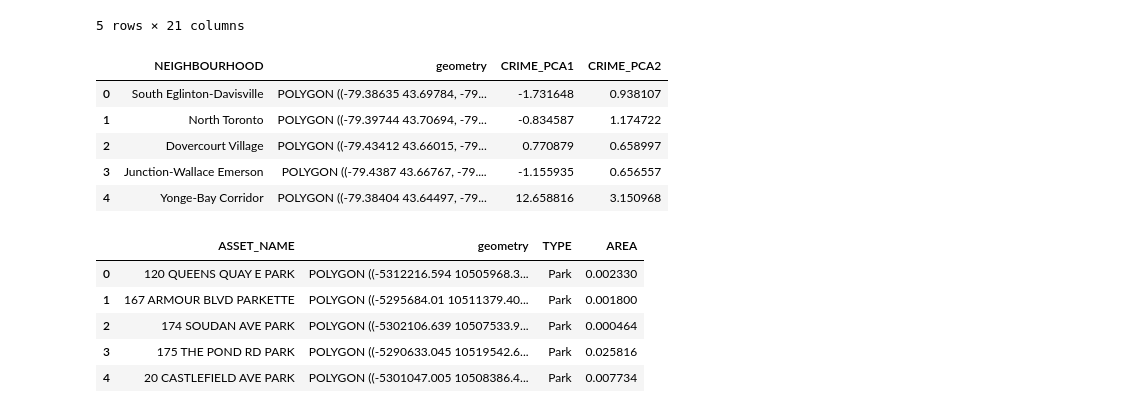
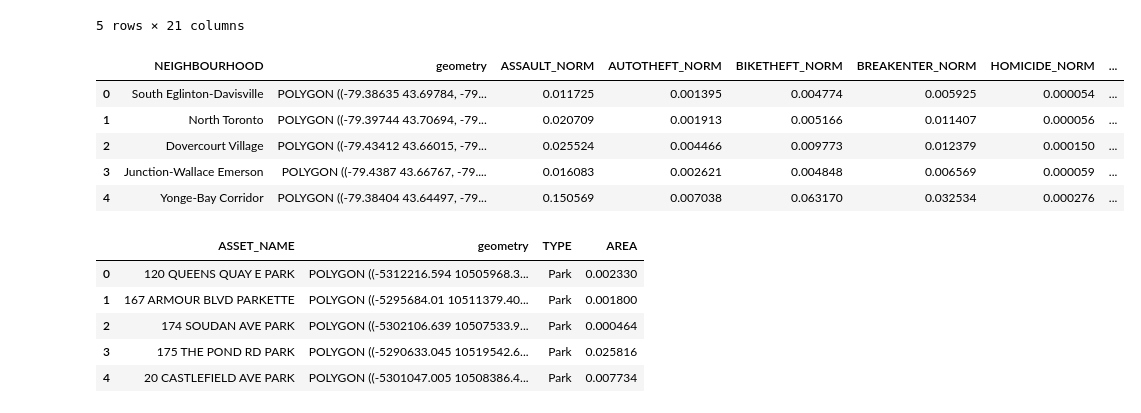
Before and after one commit to sunnyjen/CME358-Final_project, a Jupyter notebook: 2_data_cleaning/Combined Data.ipynb, the cells around one changed output. Cells and saved outputs as stored; diff of their text form; code cells hidden in the pictures.

Commit message:
Combined Data
Minor adjustments to the combined data code to include relevant columns from the crime data

```diff
--- a/2_data_cleaning/Combined Data.ipynb
+++ b/2_data_cleaning/Combined Data.ipynb
@@ -40,40 +40,44 @@ crime = crime[[
     "BREAKENTER_NORM", "HOMICIDE_NORM", "ROBBERY_NORM",
     "SHOOTING_NORM", "THEFT_MV_NORM", "THEFT_OV_NORM"
 ]]
 
 # Import PCA Modules
 from sklearn.decomposition import PCA
 from sklearn.preprocessing import StandardScaler
 
 # Standardize Data
 norm_columns = [
     "ASSAULT_NORM", "AUTOTHEFT_NORM", "BIKETHEFT_NORM",
     "BREAKENTER_NORM", "HOMICIDE_NORM", "ROBBERY_NORM",
     "SHOOTING_NORM", "THEFT_MV_NORM", "THEFT_OV_NORM"
 ]
 scaler = StandardScaler()
 crime_scaled = scaler.fit_transform(crime[norm_columns])
 
 # Perform PCA
 pca = PCA(n_components=2)  # Reduce to 2 components
 crime_pca = pca.fit_transform(crime_scaled)
 
 # Add PCA Components
 crime["CRIME_PCA1"] = crime_pca[:, 0]
 crime["CRIME_PCA2"] = crime_pca[:, 1]
 
 # Remove Unnecessary Columns
-crime = crime[["NEIGHBOURHOOD", "geometry", "CRIME_PCA1", "CRIME_PCA2"]]
+crime = crime[["NEIGHBOURHOOD", "geometry", "ASSAULT_NORM",
+               "AUTOTHEFT_NORM", "BIKETHEFT_NORM",
+               "BREAKENTER_NORM", "HOMICIDE_NORM", "ROBBERY_NORM",
+               "SHOOTING_NORM", "THEFT_MV_NORM", "THEFT_OV_NORM",
+               "CRIME_PCA1", "CRIME_PCA2"]]
 
 # Display DataFrame
 crime.head()
 # %% [output]
-|  | NEIGHBOURHOOD | geometry | CRIME_PCA1 | CRIME_PCA2 |
-| 0 | South Eglinton-Davisville | POLYGON ((-79.38635 43.69784, -79... | -1.731648 | 0.938107 |
-| 1 | North Toronto | POLYGON ((-79.39744 43.70694, -79... | -0.834587 | 1.174722 |
-| 2 | Dovercourt Village | POLYGON ((-79.43412 43.66015, -79... | 0.770879 | 0.658997 |
-| 3 | Junction-Wallace Emerson | POLYGON ((-79.4387 43.66767, -79.... | -1.155935 | 0.656557 |
-| 4 | Yonge-Bay Corridor | POLYGON ((-79.38404 43.64497, -79... | 12.658816 | 3.150968 |
+|  | NEIGHBOURHOOD | geometry | ASSAULT_NORM | AUTOTHEFT_NORM | BIKETHEFT_NORM | BREAKENTER_NORM | HOMICIDE_NORM | ... |
+| 0 | South Eglinton-Davisville | POLYGON ((-79.38635 43.69784, -79... | 0.011725 | 0.001395 | 0.004774 | 0.005925 | 0.000054 | ... |
+| 1 | North Toronto | POLYGON ((-79.39744 43.70694, -79... | 0.020709 | 0.001913 | 0.005166 | 0.011407 | 0.000056 | ... |
+| 2 | Dovercourt Village | POLYGON ((-79.43412 43.66015, -79... | 0.025524 | 0.004466 | 0.009773 | 0.012379 | 0.000150 | ... |
+| 3 | Junction-Wallace Emerson | POLYGON ((-79.4387 43.66767, -79.... | 0.016083 | 0.002621 | 0.004848 | 0.006569 | 0.000059 | ... |
+| 4 | Yonge-Bay Corridor | POLYGON ((-79.38404 43.64497, -79... | 0.150569 | 0.007038 | 0.063170 | 0.032534 | 0.000276 | ... |
 # %%
 # Import Parks Data
 parks = pd.read_csv("cleaned_csv/parks_cleaned.csv")
```
Also changed, not shown: parts of 4 cells of this notebook, 1 other file.
